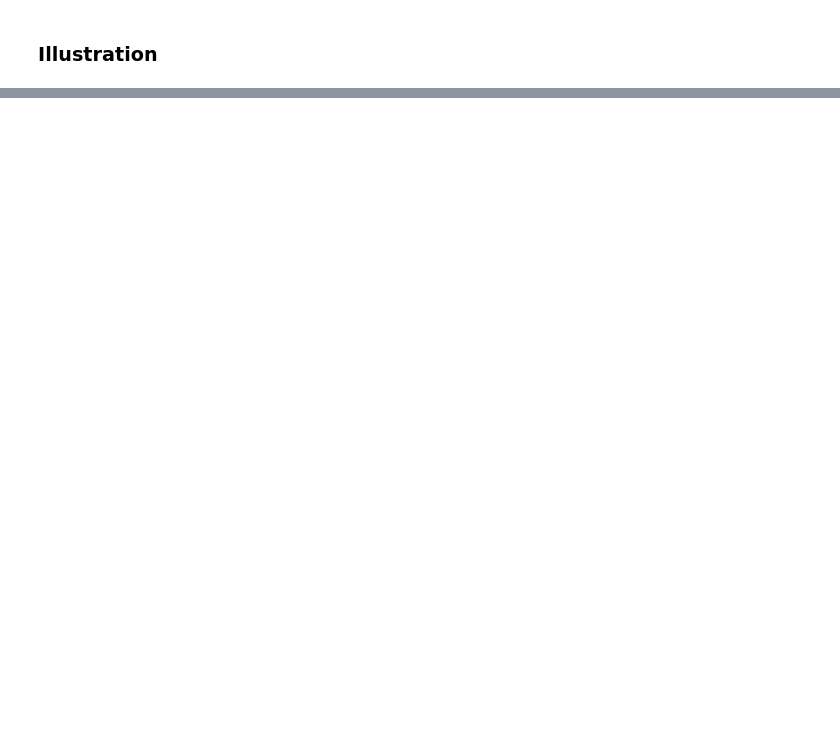
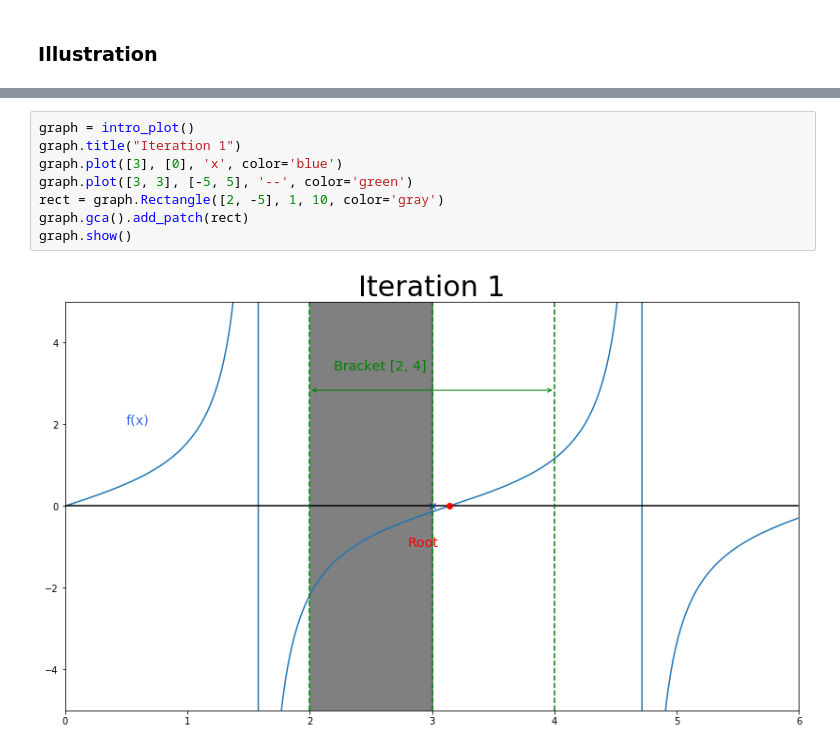
Before and after one commit to tgteacher/numerical-methods, a Jupyter notebook: notebooks/Chapter4.ipynb, the cells around one changed output, grey strips where cells are left out. Cells and saved outputs as stored; diff of their text form; blank space fills up the shorter version.

```diff
--- a/notebooks/Chapter4.ipynb
+++ b/notebooks/Chapter4.ipynb
@@ -178,0 +188,10 @@ plt.show()
+# %%
+graph = intro_plot()
+graph.title("Iteration 1")
+graph.plot([3], [0], 'x', color='blue')
+graph.plot([3, 3], [-5, 5], '--', color='green')
+rect = graph.Rectangle([2, -5], 1, 10, color='gray')
+graph.gca().add_patch(rect)
+graph.show()
+# %% [output]
+[figure, added]
```
Also changed, not shown: parts of 69 cells of this notebook.
